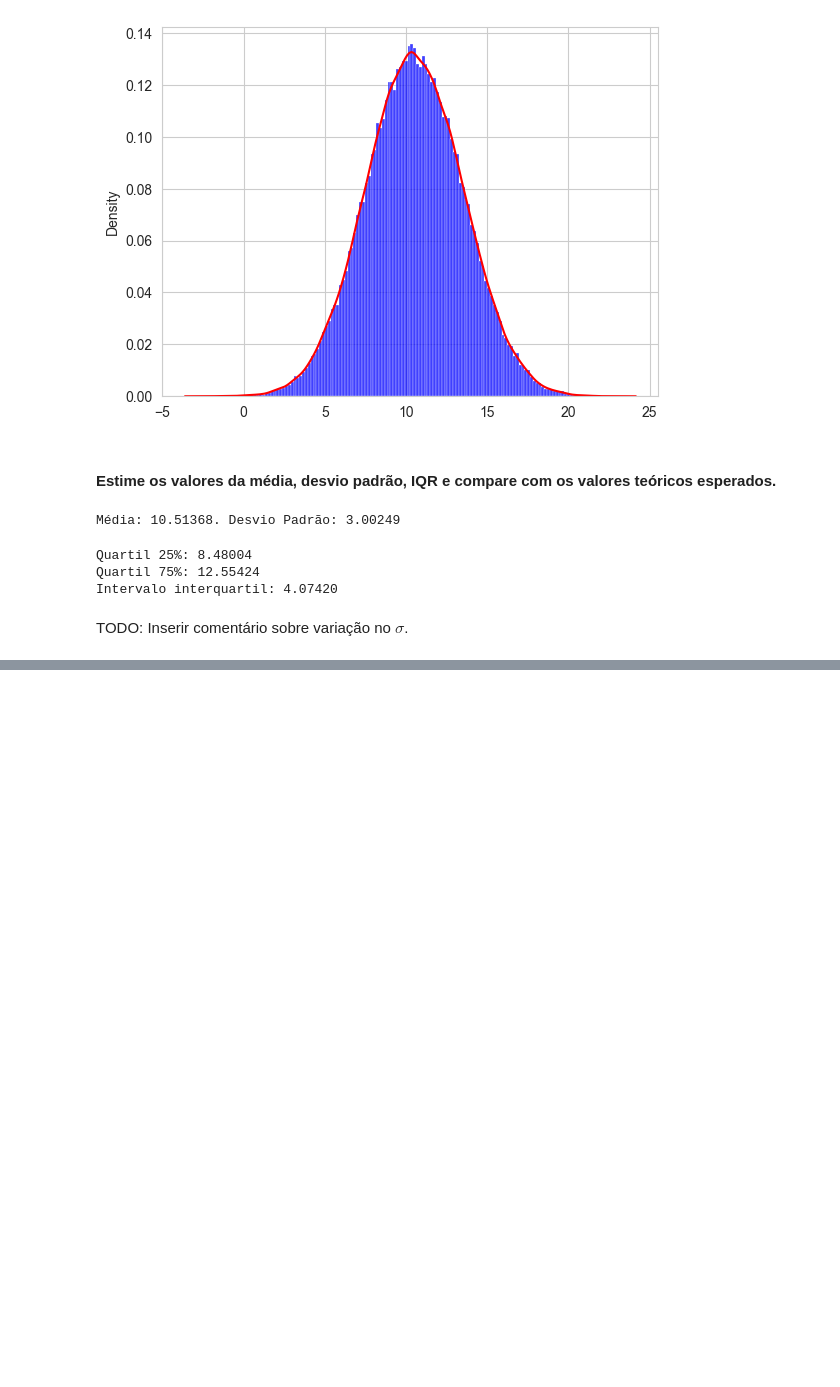
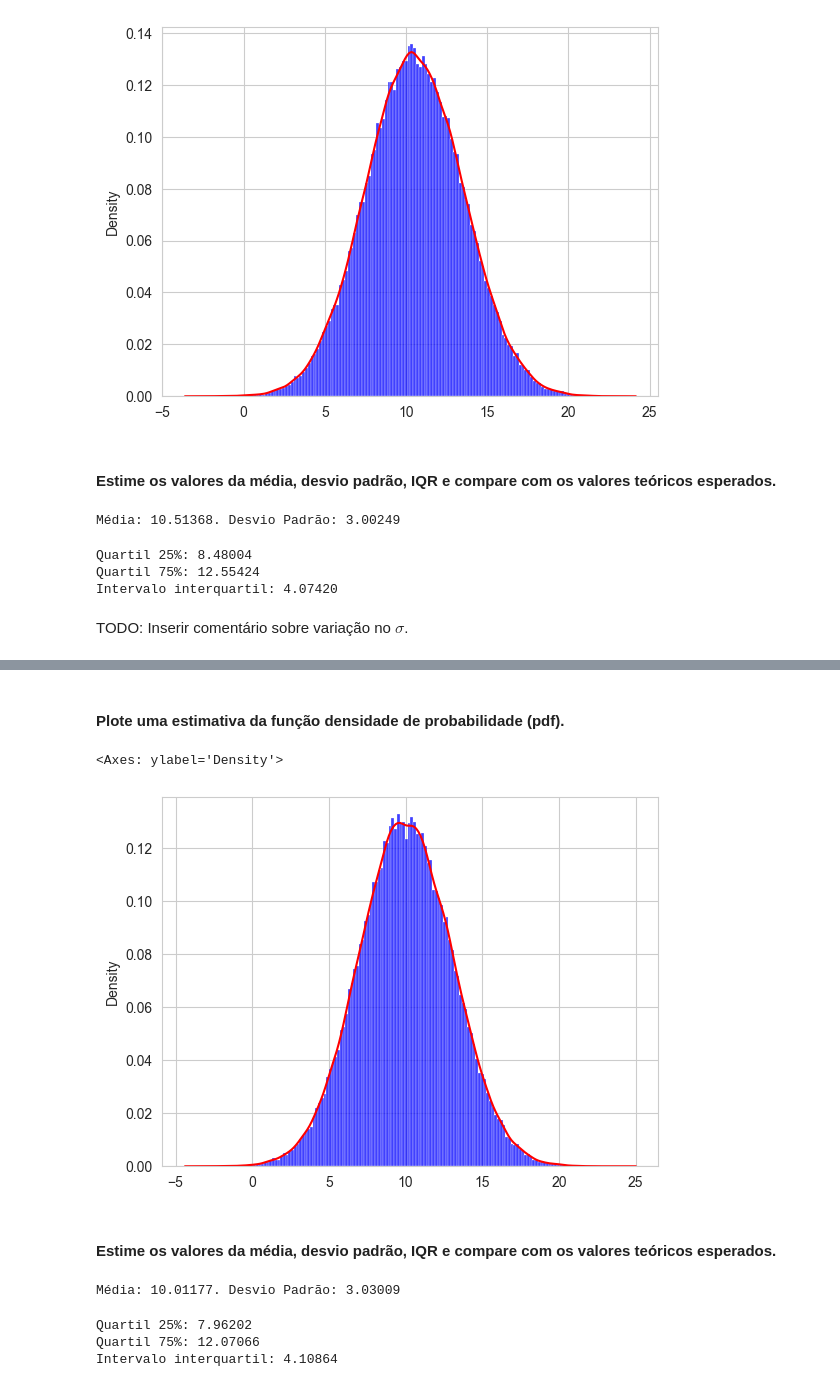
Before and after one commit to ricardoamachado/ENGA74, a Jupyter notebook: Atividade2/atividade2.ipynb, the cells around one changed output, grey strips where cells are left out. Saved outputs shown, nothing was run; the diff lists cells and outputs as text; code cells hidden in the pictures; blank space fills up the shorter version.

```diff
--- a/Atividade2/atividade2.ipynb
+++ b/Atividade2/atividade2.ipynb
@@ -185,0 +213,22 @@ TODO: Inserir comentário sobre variação no $\sigma$.
+# %% [markdown]
+#### Plote uma estimativa da função densidade de probabilidade (pdf).
+# %%
+sns.kdeplot(dist_z3,color='red')
+sns.histplot(dist_z3,stat='density',color='blue')
+# %% [output]
+<Axes: ylabel='Density'>
+[figure, added]
+# %% [markdown]
+#### Estime os valores da média, desvio padrão, IQR e compare com os valores teóricos esperados.
+# %%
+print(f"Média: {np.mean(dist_z3):.5f}. Desvio Padrão: {np.std(dist_z3,ddof=1):.5f}")
+# %% [output]
+Média: 10.01177. Desvio Padrão: 3.03009
+# %%
+print(f"Quartil 25%: {np.percentile(dist_z3, 25):.5f}")
+print(f"Quartil 75%: {np.percentile(dist_z3, 75):.5f}")
+print(f"Intervalo interquartil: {iqr(dist_z3):.5f}")
+# %% [output]
+Quartil 25%: 7.96202
+Quartil 75%: 12.07066
+Intervalo interquartil: 4.10864
```
Also changed, not shown: parts of 24 cells of this notebook.
